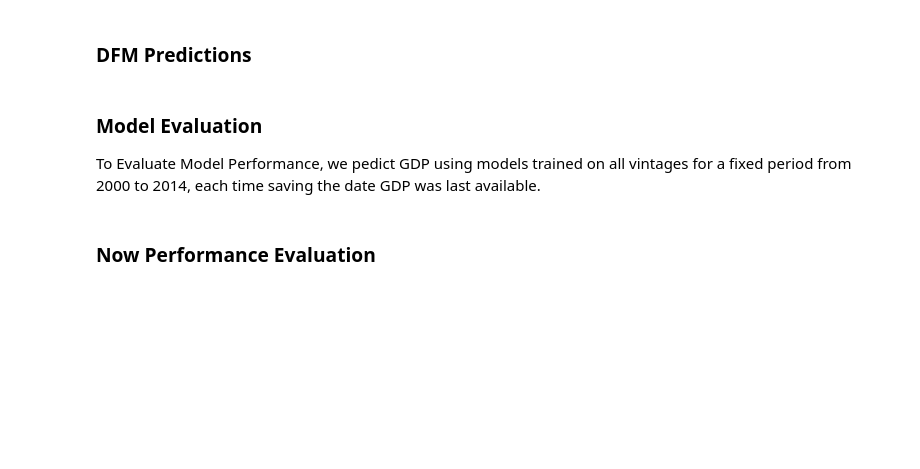
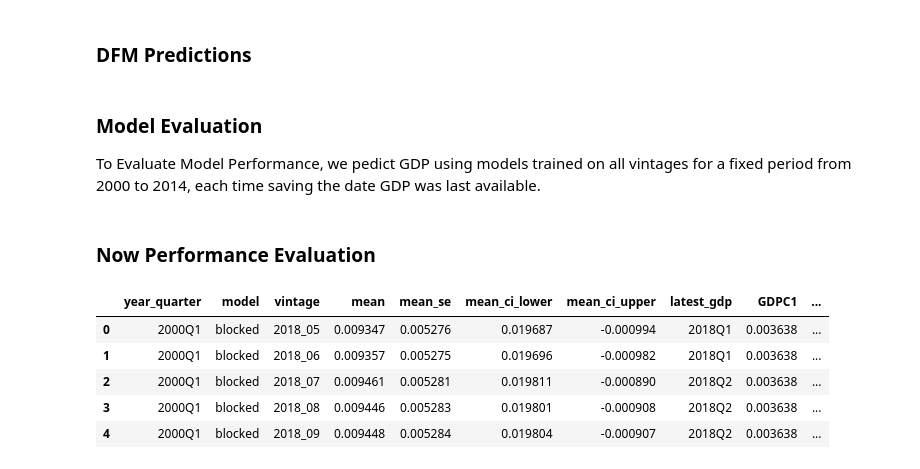
Before and after one commit to Stellenbosch-Econometrics/NowcastingUSGDP, a Jupyter notebook: models/DFM/DFM_evaluation.ipynb, the cells around one changed output. Cells and saved outputs as stored; diff of their text form; code cells hidden in the pictures; blank space fills up the shorter version.

```diff
--- a/models/DFM/DFM_evaluation.ipynb
+++ b/models/DFM/DFM_evaluation.ipynb
@@ -271,8 +276,17 @@ global_dfm_long.latest_gdp = pd.PeriodIndex(global_dfm_long.latest_gdp, freq="Q"
 # %%
 res = pd.concat({"blocked" : blocked_dfm_long, "global" : global_dfm_long}) \
         .reset_index(level=0, names = "model") \
         .merge(vintage_data["2023_02"]["gdp"], left_index=True, right_index=True) \
         .reset_index(level=0, names = "year_quarter")
+res["vintage_quarter"] = pd.PeriodIndex(res.vintage.apply(lambda x: x.replace("_", "-")), freq="Q")
+res.head()
+# %% [output]
+|  | year_quarter | model | vintage | mean | mean_se | mean_ci_lower | mean_ci_upper | latest_gdp | GDPC1 | ... |
+| 0 | 2000Q1 | blocked | 2018_05 | 0.009347 | 0.005276 | 0.019687 | -0.000994 | 2018Q1 | 0.003638 | ... |
+| 1 | 2000Q1 | blocked | 2018_06 | 0.009357 | 0.005275 | 0.019696 | -0.000982 | 2018Q1 | 0.003638 | ... |
+| 2 | 2000Q1 | blocked | 2018_07 | 0.009461 | 0.005281 | 0.019811 | -0.000890 | 2018Q2 | 0.003638 | ... |
+| 3 | 2000Q1 | blocked | 2018_08 | 0.009446 | 0.005283 | 0.019801 | -0.000908 | 2018Q2 | 0.003638 | ... |
+| 4 | 2000Q1 | blocked | 2018_09 | 0.009448 | 0.005284 | 0.019804 | -0.000907 | 2018Q2 | 0.003638 | ... |
 # %%
 def corr(x, y):
     x_mean = np.mean(x)
```
Also changed, not shown: parts of 5 cells of this notebook.
